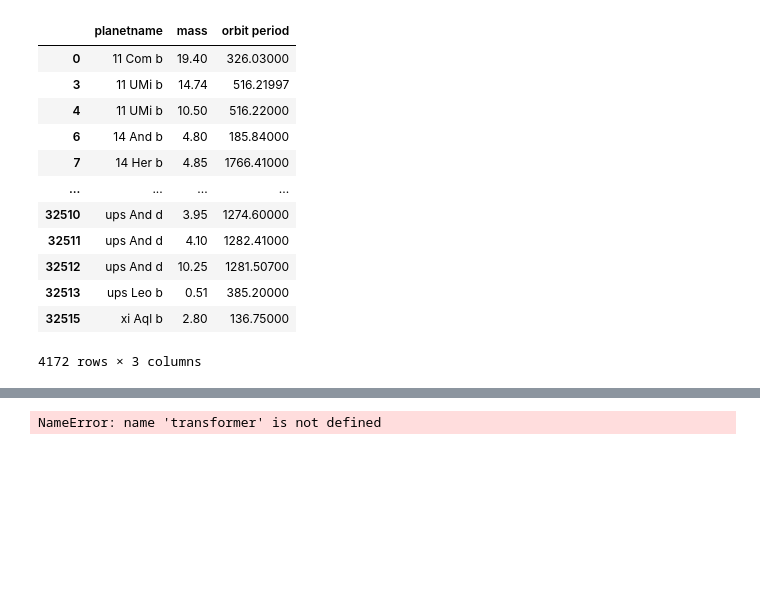
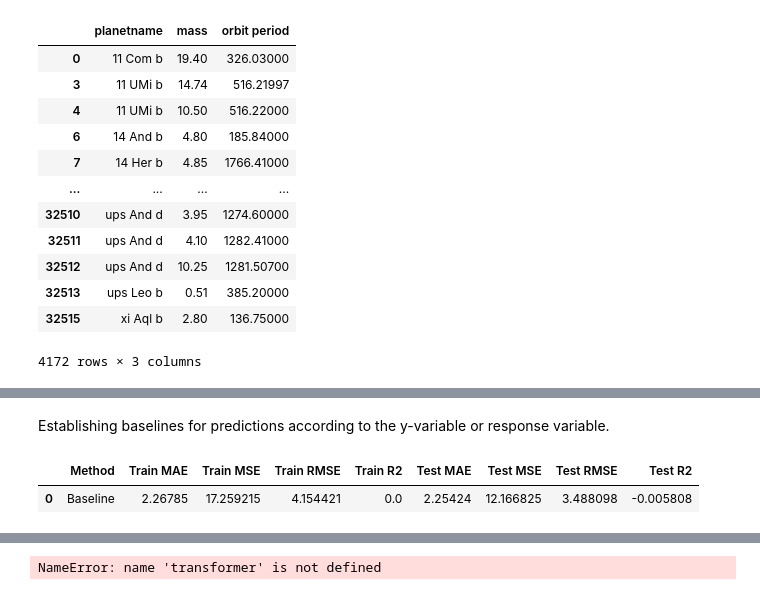
Before and after one commit to jbravo87/blog-projects, a Jupyter notebook: exoplanet_data_notebook.ipynb, the cells around one changed output, grey strips where cells are left out. Saved outputs shown, nothing was run; the diff lists cells and outputs as text; code cells hidden in the pictures; blank space fills up the shorter version.

Commit message:
Finished the kNN model for scenario 3 as well as establish baseline predictions.

```diff
--- a/exoplanet_data_notebook.ipynb
+++ b/exoplanet_data_notebook.ipynb
@@ -1062,0 +1063,38 @@ plt.hist(np.log10(orbper_2), color = "salmon", edgecolor = "yellowgreen")
+# %%
+y3 = np.array(mass_2).reshape(-1, 1)
+X3 = np.array(orbper_2).reshape(-1, 1)
+X3_train, X3_test, y3_train, y3_test = train_test_split(X3, y3, train_size = 0.80, random_state = 25)
+y3_train = y3_train.reshape(len(y3_train), )
+y3_test = y3_test.reshape(len(y3_test), )
+# %% [markdown]
+Establishing baselines for predictions according to the y-variable or response variable.
+# %%
+y_baseline_3= y3_train.mean()
+#y_baseline_2= statistics.median(y2_train)
+y_pred_train_3 = [y_baseline_3]*len(y3_train) # <- Training Baseline
+y_pred_test_3 = [y_baseline_3]*len(y3_test)
+# %%
+# Following is for the Training Dataset.
+# Error for training data baseline guess.
+mae_train_3 = mean_absolute_error(y3_train, y_pred_train_3)
+# Mean squared error for training data baseline guess.
+mse_train_3 = mean_squared_error(y3_train, y_pred_train_3)
+rmse_train_3 = sqrt(mse_train_3) # <- will compute the root mean square error
+# R-squared for training data baseline guess.
+y3_train_r2 = r2_score(y3_train, y_pred_train_3)
+# %%
+# Error for test data baseline guess.
+mae_test_3 = mean_absolute_error(y3_test, y_pred_test_3)
+# Mean squared error for test data baseline guess.
+mse_test_3 = mean_squared_error(y3_test, y_pred_test_3)
+# Test Root Mean Square Error
+rmse_test_3 = sqrt(mse_test_3)
+# R-squared for test data baseline guess.
+y3_test_r2 = r2_score(y3_test, y_pred_test_3)
+# %%
+baseline_3 = pd.DataFrame(['Baseline', mae_train_3, mse_train_3, rmse_train_3, y3_train_r2, mae_test_3, mse_test_3, rmse_test_3, y3_test_r2]).T
+baseline_3.columns = metric_col_names
+baseline_3
+# %% [output]
+|  | Method | Train MAE | Train MSE | Train RMSE | Train R2 | Test MAE | Test MSE | Test RMSE | Test R2 |
+| 0 | Baseline | 2.26785 | 17.259215 | 4.154421 | 0.0 | 2.25424 | 12.166825 | 3.488098 | -0.005808 |
```
Also changed, not shown: parts of 36 cells of this notebook.
